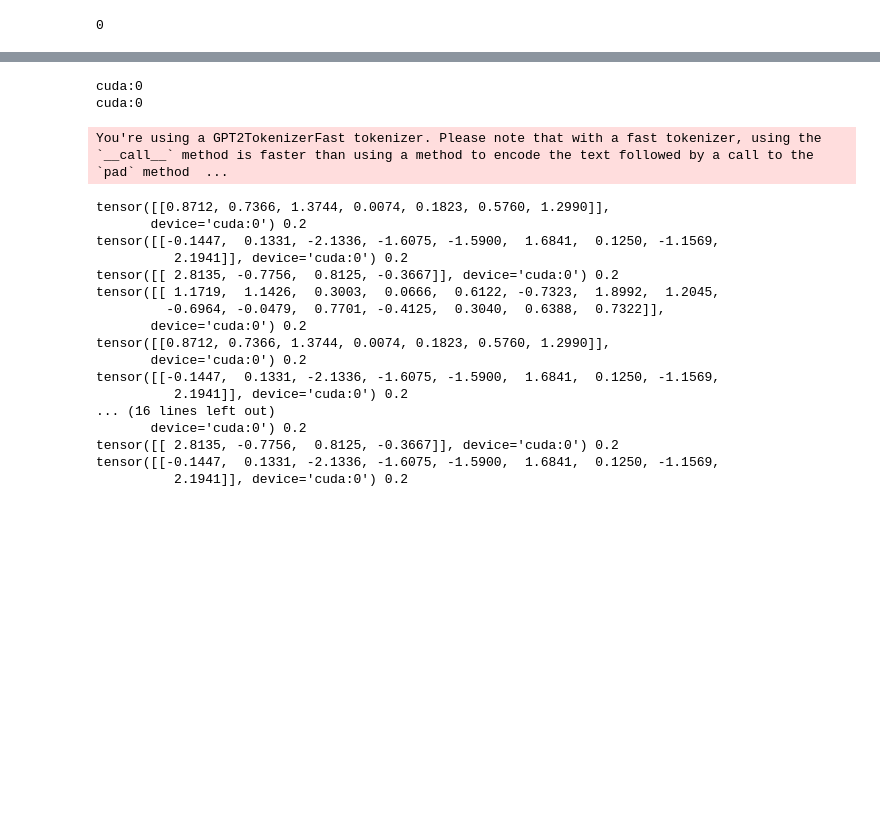
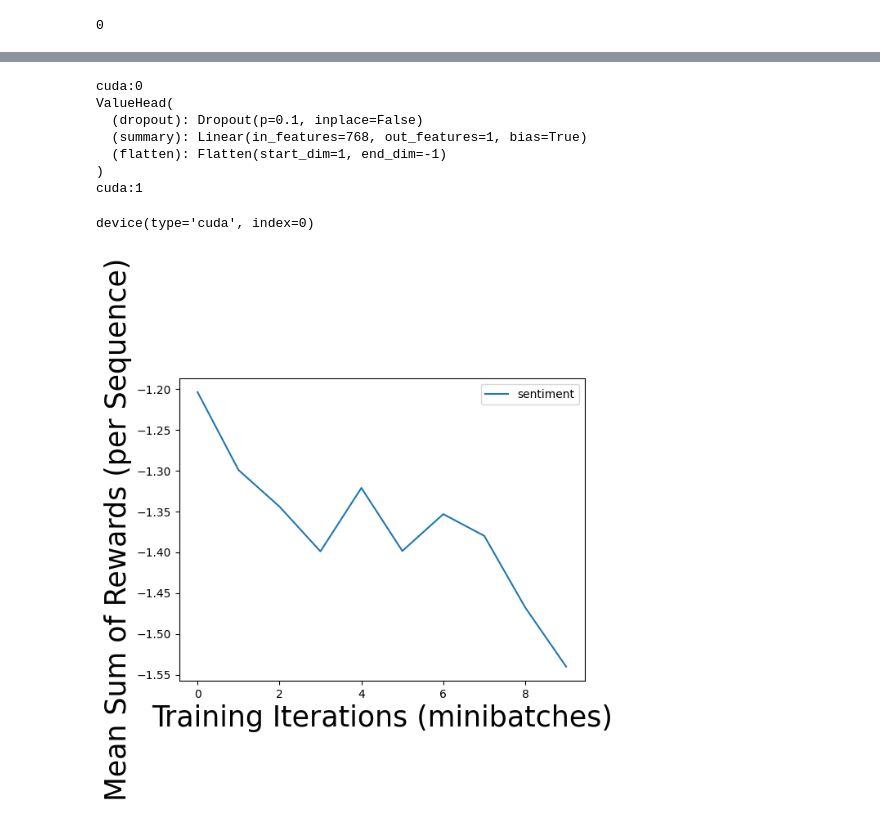
Before and after one commit to clam004/minichatgpt, a Jupyter notebook: notebooks/part_3_tutorial.ipynb, the cells around one changed output, grey strips where cells are left out. Drawn from its saved outputs; the diff is of its cells as text; code cells hidden in the pictures; blank space fills up the shorter version.

Commit message:
train with parallel

```diff
--- a/notebooks/part_3_tutorial.ipynb
+++ b/notebooks/part_3_tutorial.ipynb
@@ -1,18 +1,20 @@
 # %%
 %load_ext autoreload
 %autoreload 2
+%matplotlib inline
 
 import torch
 print ('number of GPUs:', torch.cuda.device_count())
 
-from tqdm.notebook import tqdm
+from tqdm import tqdm
+from matplotlib import pyplot as plt
 
 from minichatgpt.experiments.imdb import config, sent_kwargs
 from minichatgpt import Lab
 from minichatgpt.processdata.collators import imdb_dataloader_collator
 
 # For the sake of the speed of this demonstration, the batch_size is temporarily decreased from 256 to 4
-batch_size = 4
+batch_size = 64
 config.batch_size = batch_size
 config.forward_batch_size = batch_size//2
 config.seed
@@ -43,6 +49,14 @@ reward_model = lab.init_reward_model()
 # %%
+returns_list = []
 print(new_policy.pretrained_model.device)
+print(new_policy.v_head)
+new_policy.v_head.summary.to('cuda:1')
 print(new_policy.v_head.summary.weight.device)
 # %% [output]
 cuda:0
-cuda:0
+ValueHead(
+  (dropout): Dropout(p=0.1, inplace=False)
+  (summary): Linear(in_features=768, out_features=1, bias=True)
+  (flatten): Flatten(start_dim=1, end_dim=-1)
+)
+cuda:1
@@ -49,3 +65,7 @@ cuda:0
+# %%
+lab.reward_model.device
+# %% [output]
+device(type='cuda', index=0)
 # %%
 for batch_step, batch in tqdm(enumerate(ppo_trainer.dataloader)):
 
@@ -66,27 +86,21 @@ for batch_step, batch in tqdm(enumerate(ppo_trainer.dataloader)):
     pipe_outputs = lab.reward_model(texts, **sent_kwargs)
     rewards = [torch.tensor(output[1]["score"]) for output in pipe_outputs]
 
+    rewards = [t.to(new_policy.pretrained_model.device) for t in rewards]
+
     #### Run PPO step
     stats = ppo_trainer.step(queries, responses, rewards)
     ppo_trainer.log_stats(stats, batch, rewards)
 
-    break
+    #break
+
+    returns_list.append(stats['ppo/returns/mean'])
-# %% [output]
-You're using a GPT2TokenizerFast tokenizer. Please note that with a fast tokenizer, using the `__call__` method is faster than using a method to encode the text followed by a call to the `pad` method  ...
-tensor([[0.8712, 0.7366, 1.3744, 0.0074, 0.1823, 0.5760, 1.2990]],
-       device='cuda:0') 0.2
-tensor([[-0.1447,  0.1331, -2.1336, -1.6075, -1.5900,  1.6841,  0.1250, -1.1569,
-          2.1941]], device='cuda:0') 0.2
-tensor([[ 2.8135, -0.7756,  0.8125, -0.3667]], device='cuda:0') 0.2
-tensor([[ 1.1719,  1.1426,  0.3003,  0.0666,  0.6122, -0.7323,  1.8992,  1.2045,
-         -0.6964, -0.0479,  0.7701, -0.4125,  0.3040,  0.6388,  0.7322]],
-       device='cuda:0') 0.2
-tensor([[0.8712, 0.7366, 1.3744, 0.0074, 0.1823, 0.5760, 1.2990]],
-       device='cuda:0') 0.2
-tensor([[-0.1447,  0.1331, -2.1336, -1.6075, -1.5900,  1.6841,  0.1250, -1.1569,
-          2.1941]], device='cuda:0') 0.2
-... (16 lines left out)
-       device='cuda:0') 0.2
-tensor([[ 2.8135, -0.7756,  0.8125, -0.3667]], device='cuda:0') 0.2
-tensor([[-0.1447,  0.1331, -2.1336, -1.6075, -1.5900,  1.6841,  0.1250, -1.1569,
-          2.1941]], device='cuda:0') 0.2
+# %%
+plt.figure()
+plt.xlabel('Training Iterations (minibatches)', fontsize=25)
+plt.ylabel('Mean Sum of Rewards (per Sequence)', fontsize=25)
+plt.plot(returns_list, label='sentiment')
+plt.legend()
+plt.show()
+# %% [output]
+[figure, added]
```
Also changed, not shown: parts of 2 cells of this notebook, 1 other file.
